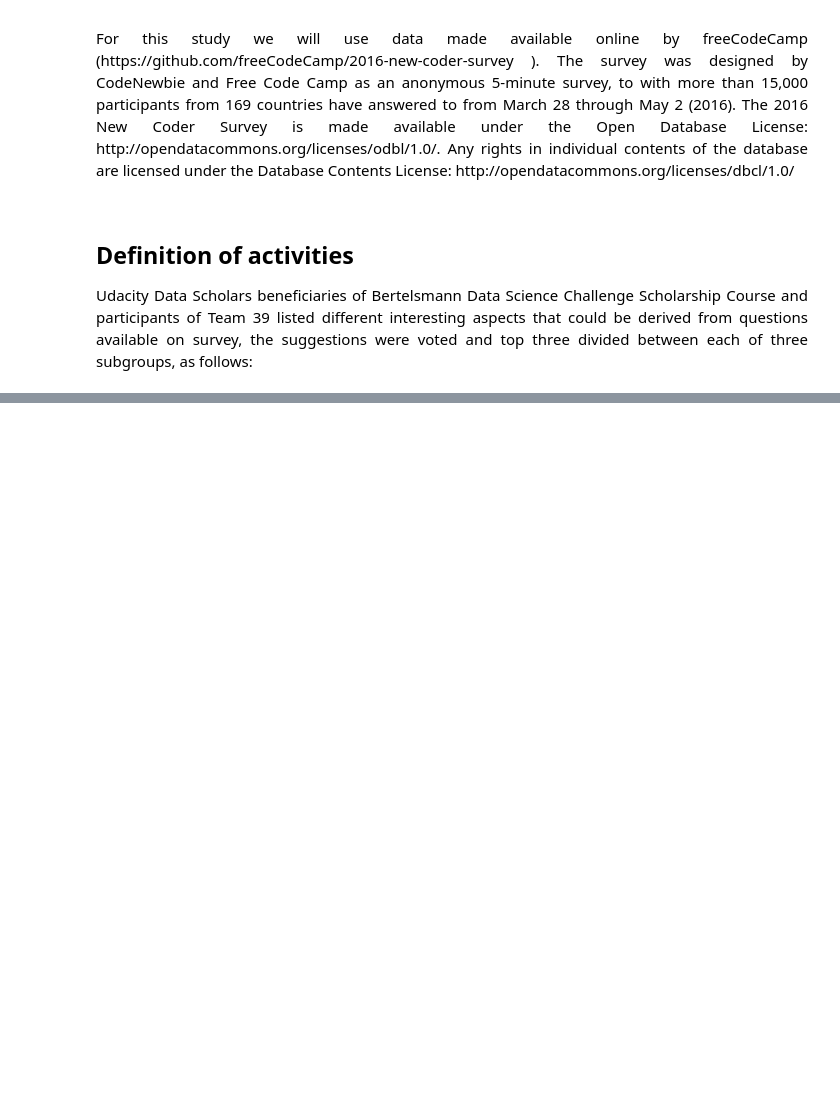
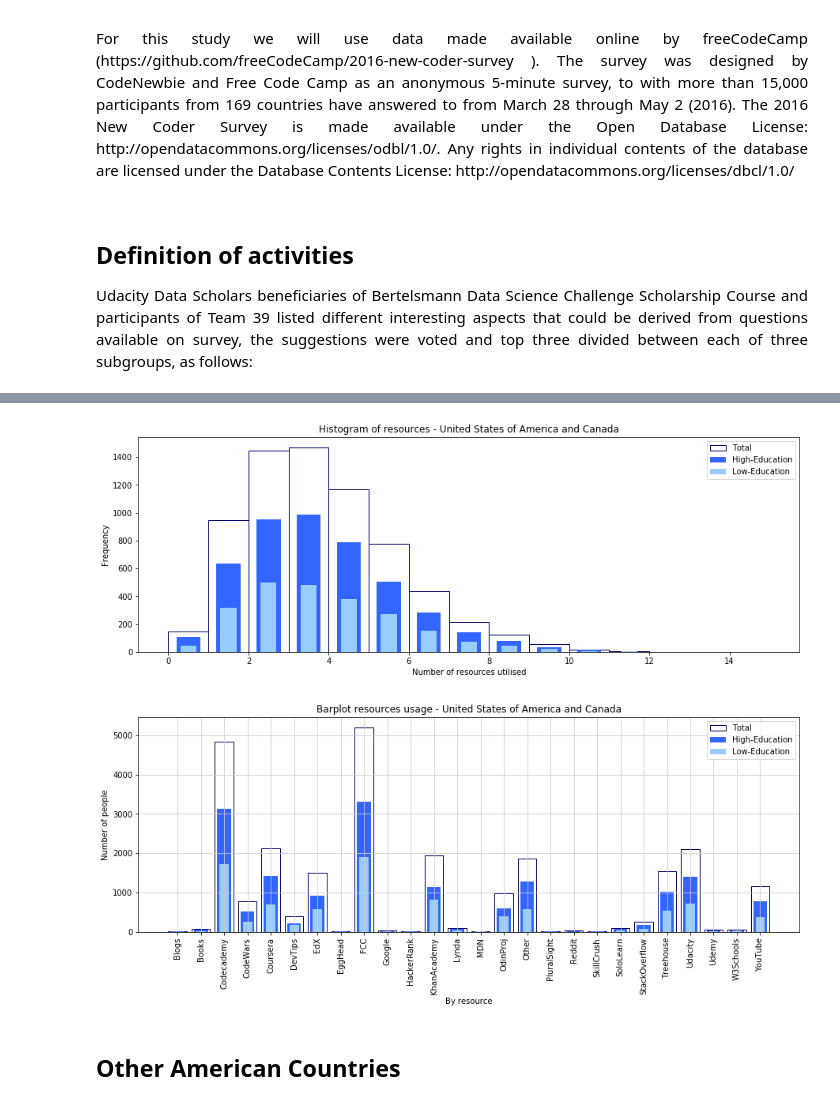
Before and after one commit to lorettarehm/DataScience, a Jupyter notebook: Team 39 - Butterflies.ipynb, the cells around one changed output, grey strips where cells are left out. Saved outputs shown, nothing was run; the diff lists cells and outputs as text; code cells hidden in the pictures; blank space fills up the shorter version.

```diff
--- a/Team 39 - Butterflies.ipynb
+++ b/Team 39 - Butterflies.ipynb
@@ -73,0 +303,8 @@ df.query()
+# %%
+#Select only CountryLive that do not belong to Latin America group
+usa_canada = ['Canada','United States of America','Virgin Islands (USA)']
+
+#Remove all countries not listed as in Latin America
+df_selected_USA_Canada = df_selected[df_selected.CountryLive.isin(usa_canada)]
+
+df_total_education, df_high_education, df_low_education, columns_titles = feed_variables(df_selected_USA_Canada, 'United States of America and Canada')
@@ -73,0 +338,8 @@ df.query()
+# %%
+create_histogram('United States of America and Canada', df_total_education, df_high_education, df_low_education, columns_titles)
+create_bar_graph('United States of America and Canada', df_total_education, df_high_education, df_low_education, columns_titles)
+# %% [output]
+[figure, added]
+[figure, added]
+# %% [markdown]
+<h2>Other American Countries</h2>
```
Also changed, not shown: parts of 17 cells of this notebook.
